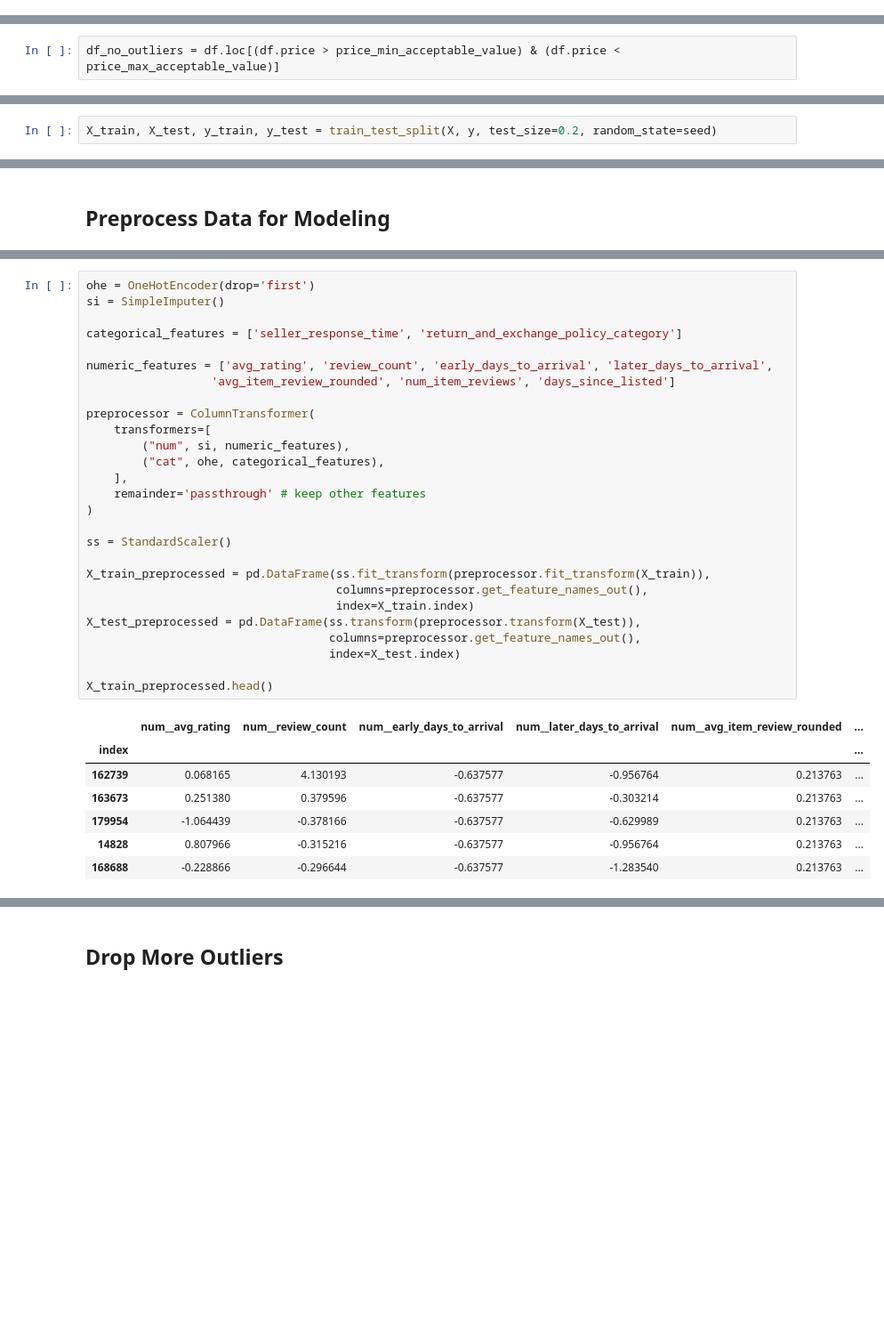
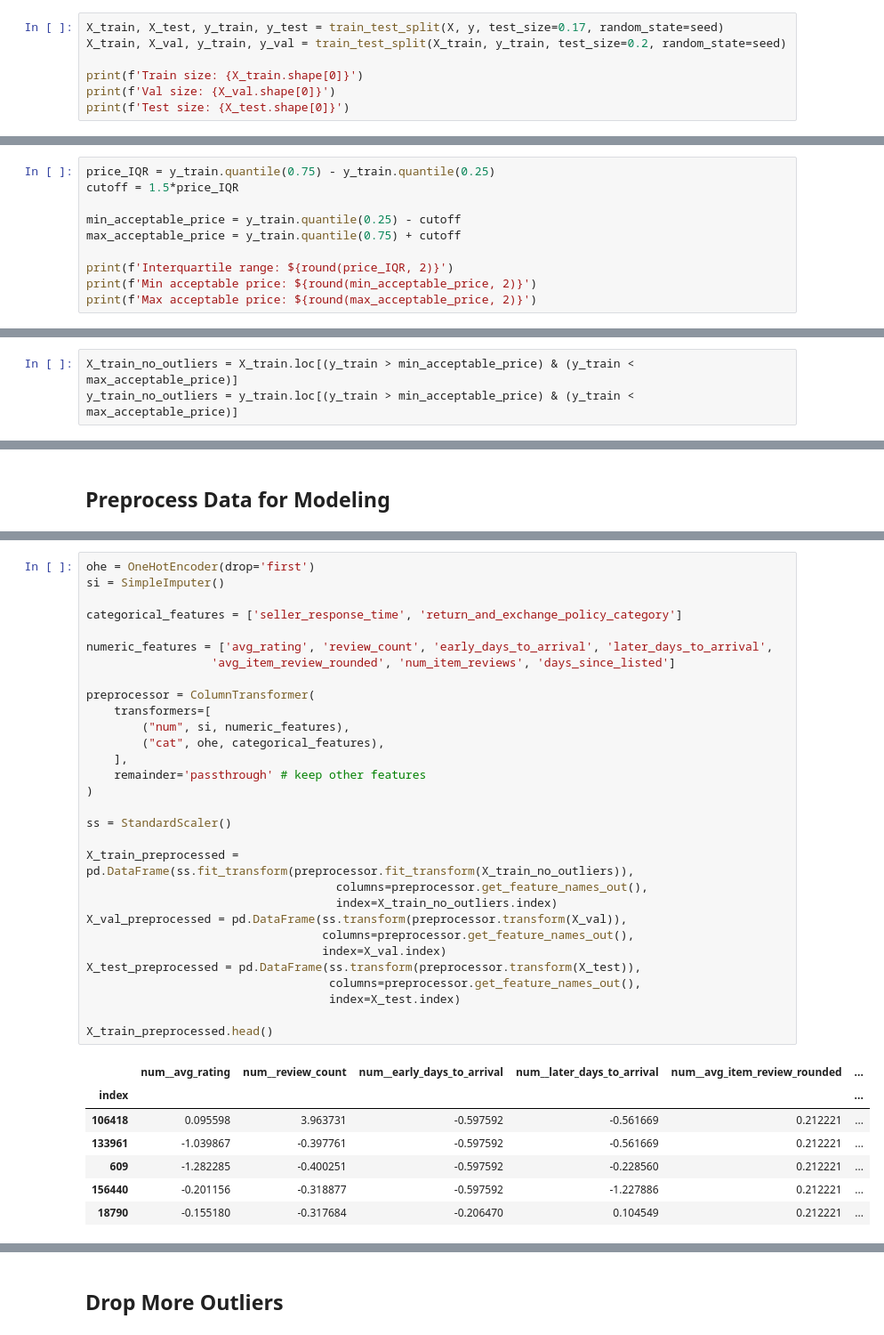
Before and after one commit to ran0027/etsy-candle-pricing-model, a Jupyter notebook: EDA.ipynb, the cells around one changed output, grey strips where cells are left out. Shown at 89% size. Saved outputs shown, nothing was run; the diff lists cells and outputs as text; blank space fills up the shorter version.

```diff
--- a/EDA.ipynb
+++ b/EDA.ipynb
@@ -395,0 +411,7 @@ price_max_acceptable_value = 100
+# %%
+X_train, X_test, y_train, y_test = train_test_split(X, y, test_size=0.17, random_state=seed)
+X_train, X_val, y_train, y_val = train_test_split(X_train, y_train, test_size=0.2, random_state=seed)
+
+print(f'Train size: {X_train.shape[0]}')
+print(f'Val size: {X_val.shape[0]}')
+print(f'Test size: {X_test.shape[0]}')
@@ -397,0 +426,10 @@ Remove outliers.
+# %%
+price_IQR = y_train.quantile(0.75) - y_train.quantile(0.25)
+cutoff = 1.5*price_IQR
+
+min_acceptable_price = y_train.quantile(0.25) - cutoff
+max_acceptable_price = y_train.quantile(0.75) + cutoff
+
+print(f'Interquartile range: ${round(price_IQR, 2)}')
+print(f'Min acceptable price: ${round(min_acceptable_price, 2)}')
+print(f'Max acceptable price: ${round(max_acceptable_price, 2)}')
@@ -398,2 +440,3 @@ Remove outliers.
 # %%
-df_no_outliers = df.loc[(df.price > price_min_acceptable_value) & (df.price < price_max_acceptable_value)]
+X_train_no_outliers = X_train.loc[(y_train > min_acceptable_price) & (y_train < max_acceptable_price)]
+y_train_no_outliers = y_train.loc[(y_train > min_acceptable_price) & (y_train < max_acceptable_price)]
@@ -421,4 +443,2 @@ Train test split.
-# %%
-X_train, X_test, y_train, y_test = train_test_split(X, y, test_size=0.2, random_state=seed)
 # %%
 print(X_train.shape)
@@ -433,35 +473,38 @@ Instantiate a one hot encoder and simple imputer. Use a column transformer to ap
 # %%
 ohe = OneHotEncoder(drop='first')
 si = SimpleImputer()
 
 categorical_features = ['seller_response_time', 'return_and_exchange_policy_category']
 
 numeric_features = ['avg_rating', 'review_count', 'early_days_to_arrival', 'later_days_to_arrival',
                   'avg_item_review_rounded', 'num_item_reviews', 'days_since_listed']
 
 preprocessor = ColumnTransformer(
     transformers=[
         ("num", si, numeric_features),
         ("cat", ohe, categorical_features),
     ],
     remainder='passthrough' # keep other features
 )
 
 ss = StandardScaler()
 
-X_train_preprocessed = pd.DataFrame(ss.fit_transform(preprocessor.fit_transform(X_train)),
+X_train_preprocessed = pd.DataFrame(ss.fit_transform(preprocessor.fit_transform(X_train_no_outliers)),
                                     columns=preprocessor.get_feature_names_out(),
-                                    index=X_train.index)
+                                    index=X_train_no_outliers.index)
+X_val_preprocessed = pd.DataFrame(ss.transform(preprocessor.transform(X_val)),
+                                  columns=preprocessor.get_feature_names_out(),
+                                  index=X_val.index)
 X_test_preprocessed = pd.DataFrame(ss.transform(preprocessor.transform(X_test)),
                                    columns=preprocessor.get_feature_names_out(),
                                    index=X_test.index)
 
 X_train_preprocessed.head()
 # %% [output]
 |  | num__avg_rating | num__review_count | num__early_days_to_arrival | num__later_days_to_arrival | num__avg_item_review_rounded | ... |
 | index |  |  |  |  |  | ... |
-| 162739 | 0.068165 | 4.130193 | -0.637577 | -0.956764 | 0.213763 | ... |
-| 163673 | 0.251380 | 0.379596 | -0.637577 | -0.303214 | 0.213763 | ... |
-| 179954 | -1.064439 | -0.378166 | -0.637577 | -0.629989 | 0.213763 | ... |
-| 14828 | 0.807966 | -0.315216 | -0.637577 | -0.956764 | 0.213763 | ... |
-| 168688 | -0.228866 | -0.296644 | -0.637577 | -1.283540 | 0.213763 | ... |
+| 106418 | 0.095598 | 3.963731 | -0.597592 | -0.561669 | 0.212221 | ... |
+| 133961 | -1.039867 | -0.397761 | -0.597592 | -0.561669 | 0.212221 | ... |
+| 609 | -1.282285 | -0.400251 | -0.597592 | -0.228560 | 0.212221 | ... |
+| 156440 | -0.201156 | -0.318877 | -0.597592 | -1.227886 | 0.212221 | ... |
+| 18790 | -0.155180 | -0.317684 | -0.206470 | 0.104549 | 0.212221 | ... |
```
Also changed, not shown: parts of 167 cells of this notebook.
